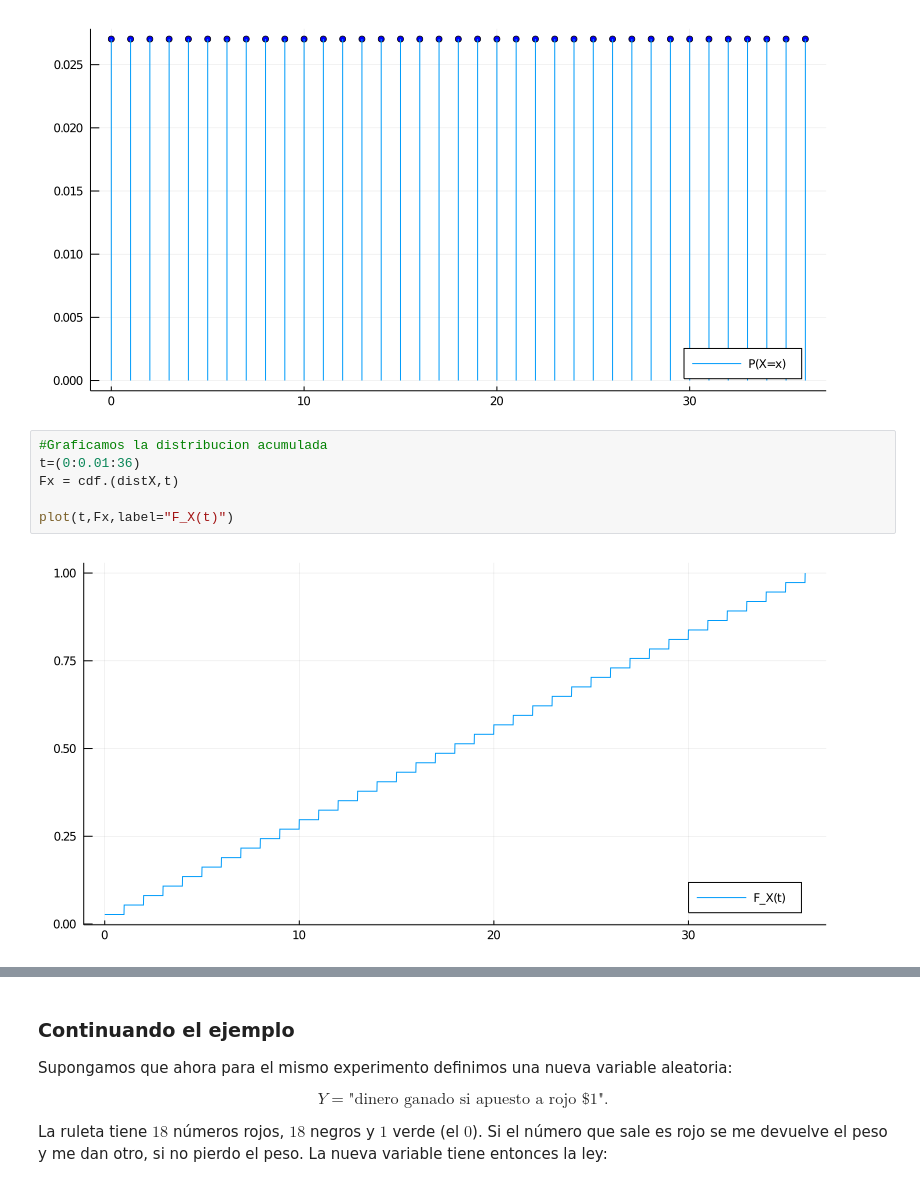
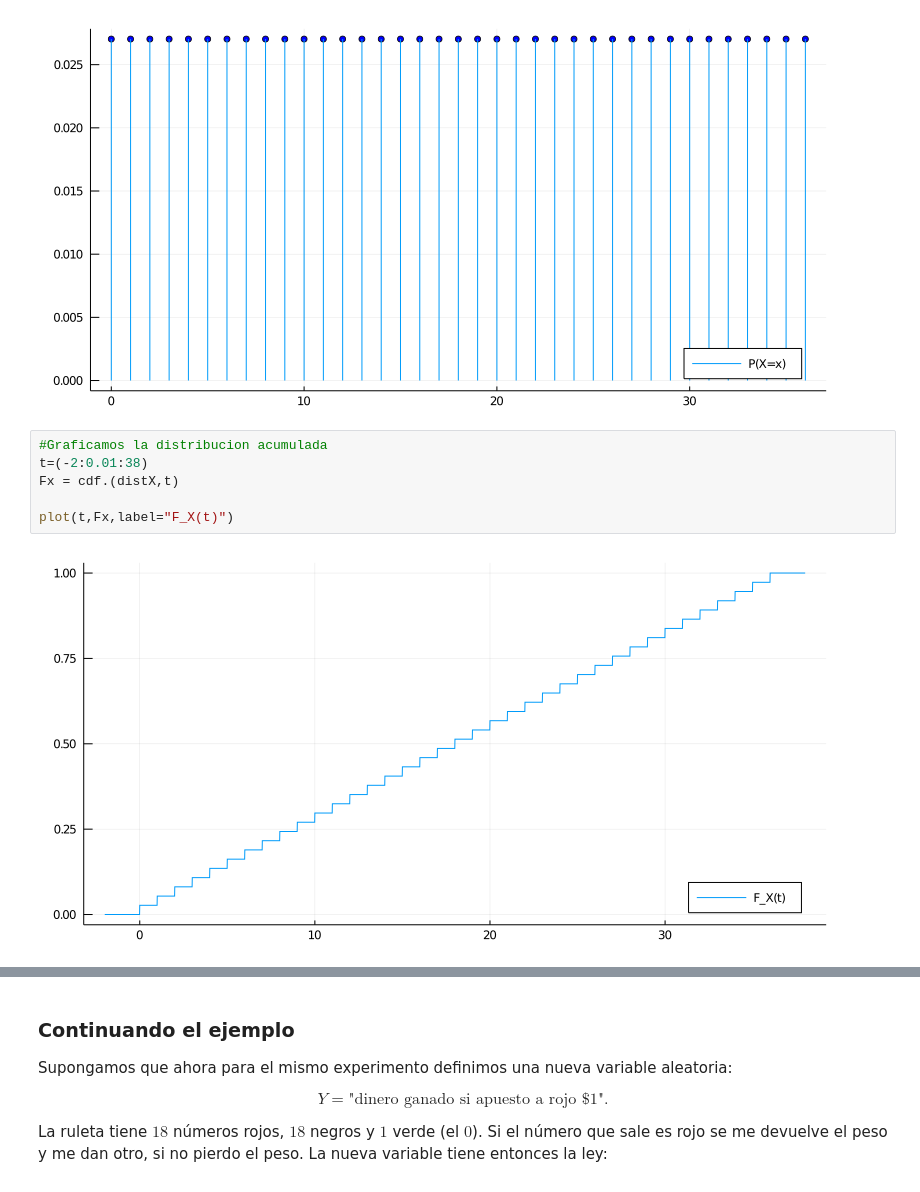
Before and after one commit to aferragu/analisisderedes, a Jupyter notebook: Repaso de probabilidad. Introduccion a Julia.ipynb, the cells around one changed output, grey strips where cells are left out. Cells and saved outputs as stored; diff of their text form.

```diff
--- a/Repaso de probabilidad. Introduccion a Julia.ipynb
+++ b/Repaso de probabilidad. Introduccion a Julia.ipynb
@@ -66,12 +66,12 @@ plot(x,px,line=:stem,marker=:circle,markercolor=:blue,label="P(X=x)")
 [figure]
 # %%
 #Graficamos la distribucion acumulada
-t=(0:0.01:36)
+t=(-2:0.01:38)
 Fx = cdf.(distX,t)
 
 plot(t,Fx,label="F_X(t)")
 # %% [output]
-[figure, old version]
+[figure, new version]
 # %%
 #Podemos también sortear un valor
 X=rand(distX)
```
Also changed, not shown: parts of 16 cells of this notebook.
